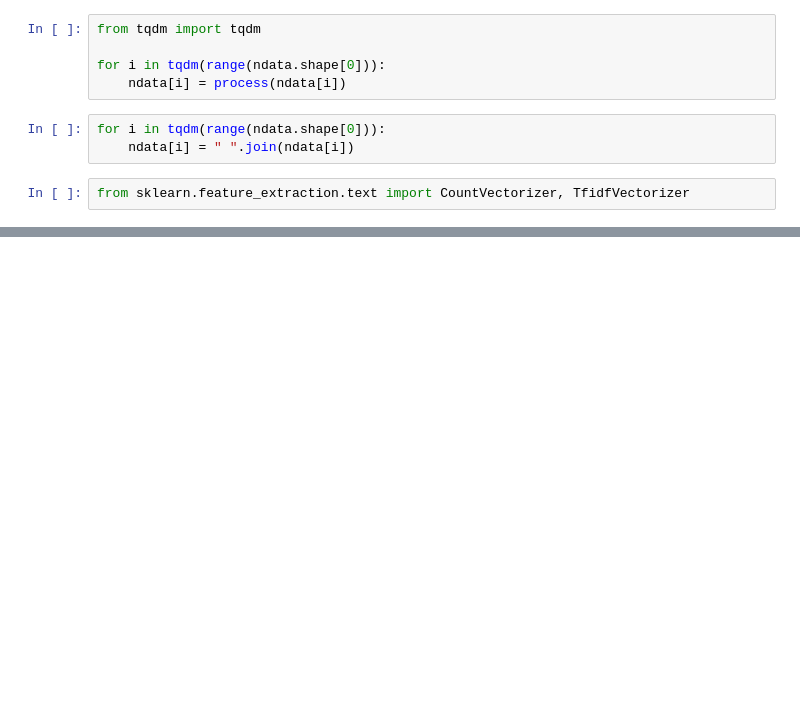
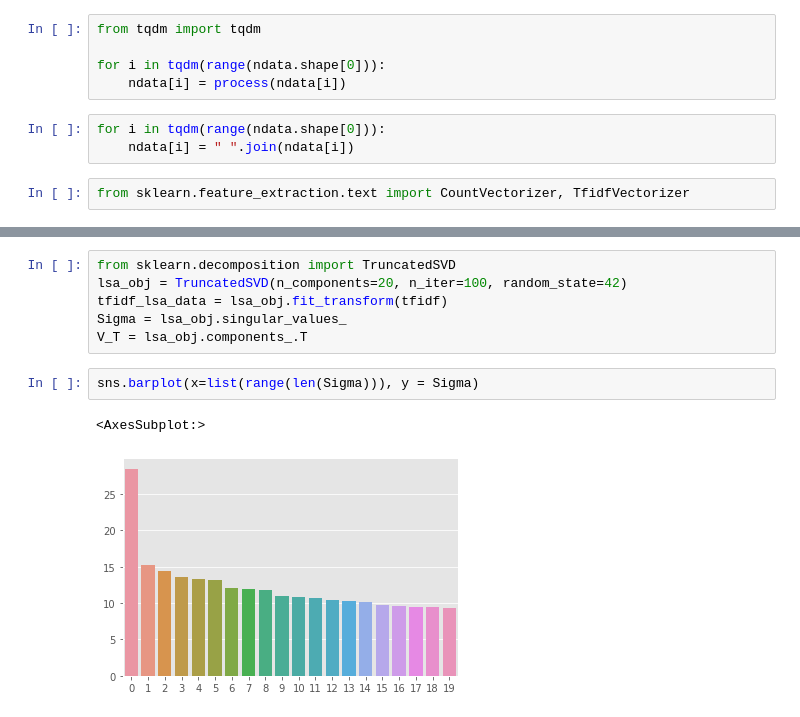
Before and after one commit to wassimchouchen/Natural-Language-Processing, a Jupyter notebook: unsupervised-clutering-tweets.ipynb, the cells around one changed output, grey strips where cells are left out. Drawn from its saved outputs; the diff is of its cells as text; blank space fills up the shorter version.

```diff
--- a/unsupervised-clutering-tweets.ipynb
+++ b/unsupervised-clutering-tweets.ipynb
@@ -129,0 +166,11 @@ for label, cmap in zip(['Positive', 'Negative', 'Neutral', 'Extremely Positive',
+# %%
+from sklearn.decomposition import TruncatedSVD
+lsa_obj = TruncatedSVD(n_components=20, n_iter=100, random_state=42)
+tfidf_lsa_data = lsa_obj.fit_transform(tfidf)
+Sigma = lsa_obj.singular_values_
+V_T = lsa_obj.components_.T
+# %%
+sns.barplot(x=list(range(len(Sigma))), y = Sigma)
+# %% [output]
+<AxesSubplot:>
+[figure, added]
```
Also changed, not shown: parts of 10 cells of this notebook.
